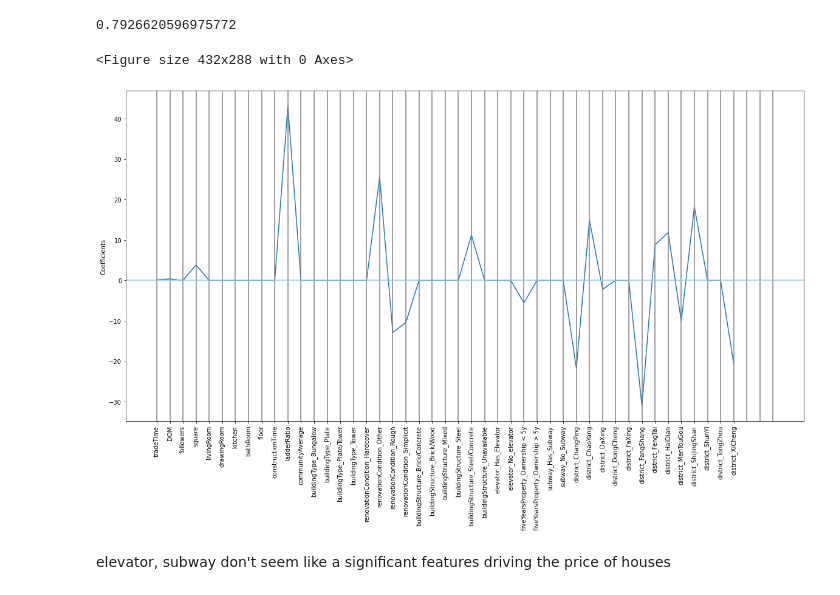
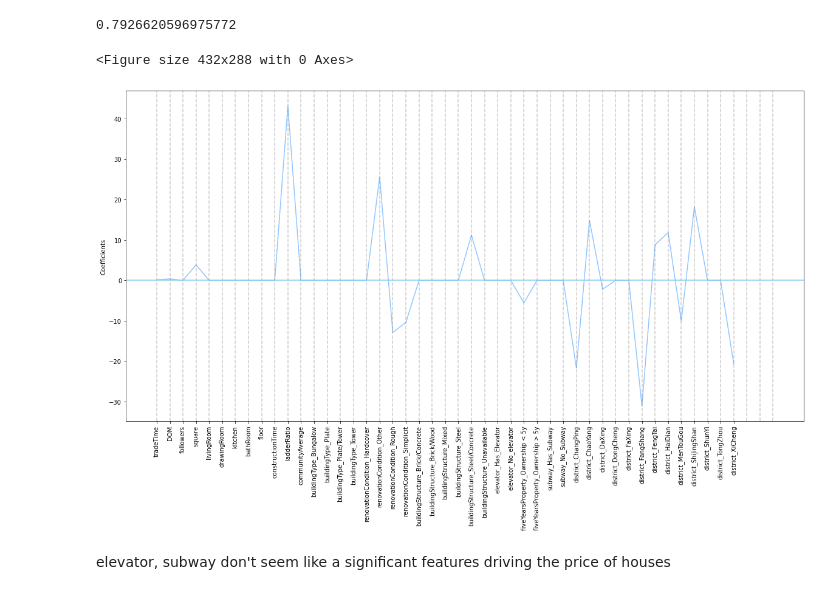
Before and after one commit to AnanduR32/ML_dataScience_Basics, a Jupyter notebook: Case Studies/Python/Beijing House price prediction/modelling_py.ipynb, the cells around one changed output. Cells and saved outputs as stored; diff of their text form; code cells hidden in the pictures.

```diff
--- a/Case Studies/Python/Beijing House price prediction/modelling_py.ipynb
+++ b/Case Studies/Python/Beijing House price prediction/modelling_py.ipynb
@@ -22,6 +20,7 @@ from sklearn.preprocessing import LabelEncoder, scale
 
 ## Setup
 warnings.filterwarnings('ignore')
+plt.style.use(['seaborn-pastel'])
 %matplotlib inline
 %autosave 10
 # %% [output]
@@ -74,9 +73,6 @@ renovationCondition    0
 dtypes: datetime64[ns](1), float64(3), int64(9), object(7)
 memory usage: 57.5+ MB
 None
-# %%
-for i in range(4,8):
-    beijing.iloc[:,i] = beijing.iloc[:,i].astype('O')
 # %%
 names = beijing.columns
 cat_idx = []
@@ -181,17 +177,17 @@ lasso_coef = lasso.fit(X, y).coef_
 # %%
 names_coef = [x for x in r_beijing.columns[0:45]]
 plt.clf()
 plt.figure(figsize=(20,10))
 plt.plot(range(len(names_coef)), lasso_coef)
 plt.xticks(range(len(names_coef)), names_coef, rotation = 90)
 for i in range(0,48):
-    plt.axvline(x = i, color = "gray")
+    plt.axvline(x = i, color = "gray", linestyle='--', alpha = 0.4)
 plt.axhline(y = 0, color = "skyblue")
 plt.ylabel("Coefficients")
 plt.show()
 # %% [output]
 <Figure size 432x288 with 0 Axes>
-[figure, old version]
+[figure, new version]
 # %% [markdown]
 elevator, subway don't seem like a significant features driving the price of houses
 # %%
```
Also changed, not shown: parts of 3 cells of this notebook.
